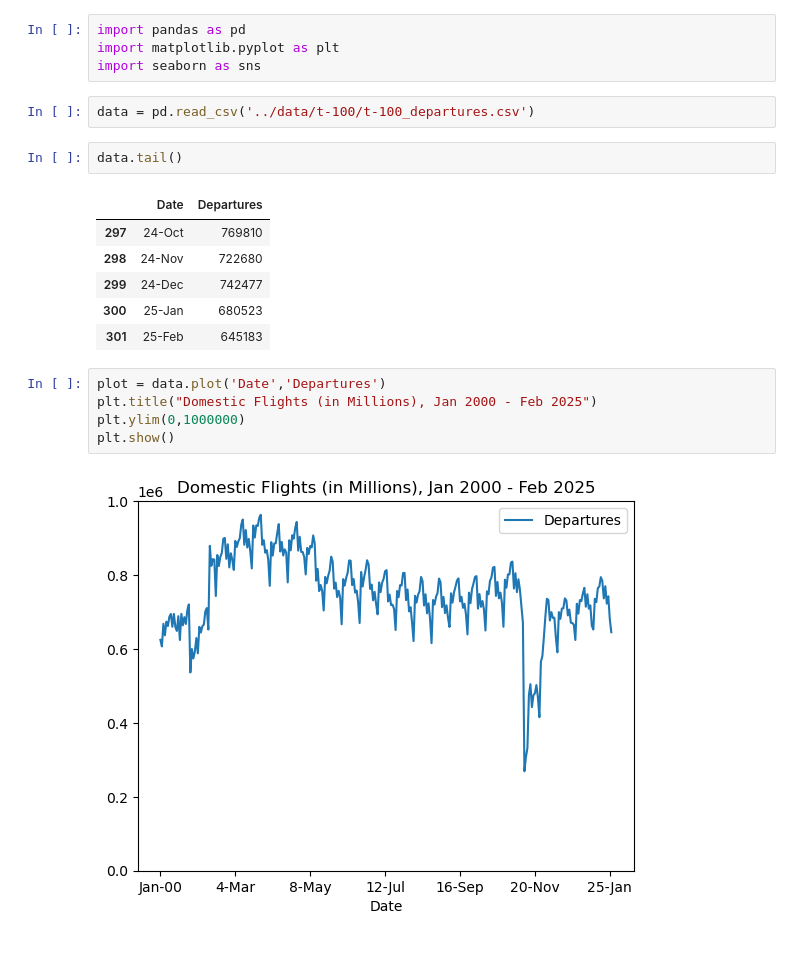
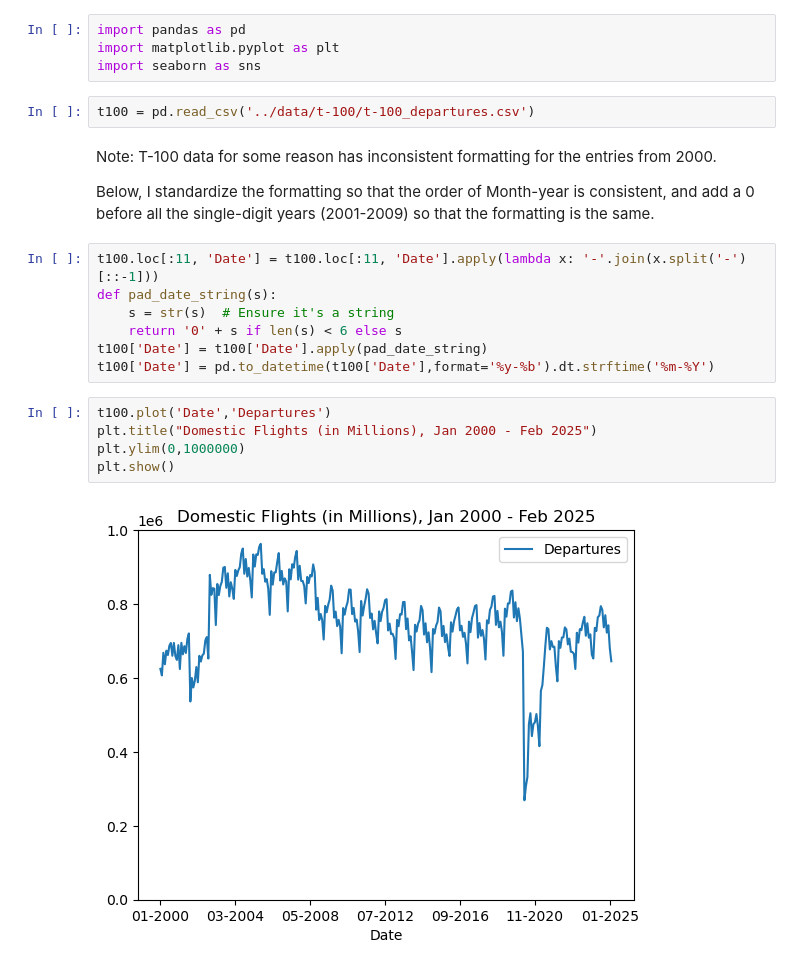
Before and after one commit to TheErdosInstitute-Summer2025-Project/aviation-project, a Jupyter notebook: jupyter-notebooks/t-100_ntsb_trendplot.ipynb, the cells around one changed output. Cells and saved outputs as stored; diff of their text form.

```diff
--- a/jupyter-notebooks/t-100_ntsb_trendplot.ipynb
+++ b/jupyter-notebooks/t-100_ntsb_trendplot.ipynb
@@ -4,21 +6,24 @@
 import pandas as pd
 import matplotlib.pyplot as plt
 import seaborn as sns
-# %%
-data = pd.read_csv('../data/t-100/t-100_departures.csv')
-# %%
-data.tail()
-# %% [output]
-|  | Date | Departures |
-| 297 | 24-Oct | 769810 |
-| 298 | 24-Nov | 722680 |
-| 299 | 24-Dec | 742477 |
-| 300 | 25-Jan | 680523 |
-| 301 | 25-Feb | 645183 |
 # %%
-plot = data.plot('Date','Departures')
-plt.title("Domestic Flights (in Millions), Jan 2000 - Feb 2025")
-plt.ylim(0,1000000)
-plt.show()
+t100 = pd.read_csv('../data/t-100/t-100_departures.csv')
-# %% [output]
-[figure, removed]
+# %% [markdown]
+Note:
+T-100 data for some reason has inconsistent formatting for the entries from 2000.
+
+ Below, I standardize the formatting so that the order of Month-year is consistent, and add a 0 before all the single-digit years (2001-2009) so that the formatting is the same.
+# %%
+t100.loc[:11, 'Date'] = t100.loc[:11, 'Date'].apply(lambda x: '-'.join(x.split('-')[::-1]))
+def pad_date_string(s):
+    s = str(s)  # Ensure it's a string
+    return '0' + s if len(s) < 6 else s
+t100['Date'] = t100['Date'].apply(pad_date_string)
+t100['Date'] = pd.to_datetime(t100['Date'],format='%y-%b').dt.strftime('%m-%Y')
+# %%
+t100.plot('Date','Departures')
+plt.title("Domestic Flights (in Millions), Jan 2000 - Feb 2025")
+plt.ylim(0,1000000)
+plt.show()
+# %% [output]
+[figure, added]
```
Also changed, not shown: parts of 7 cells of this notebook, 1 other file.
